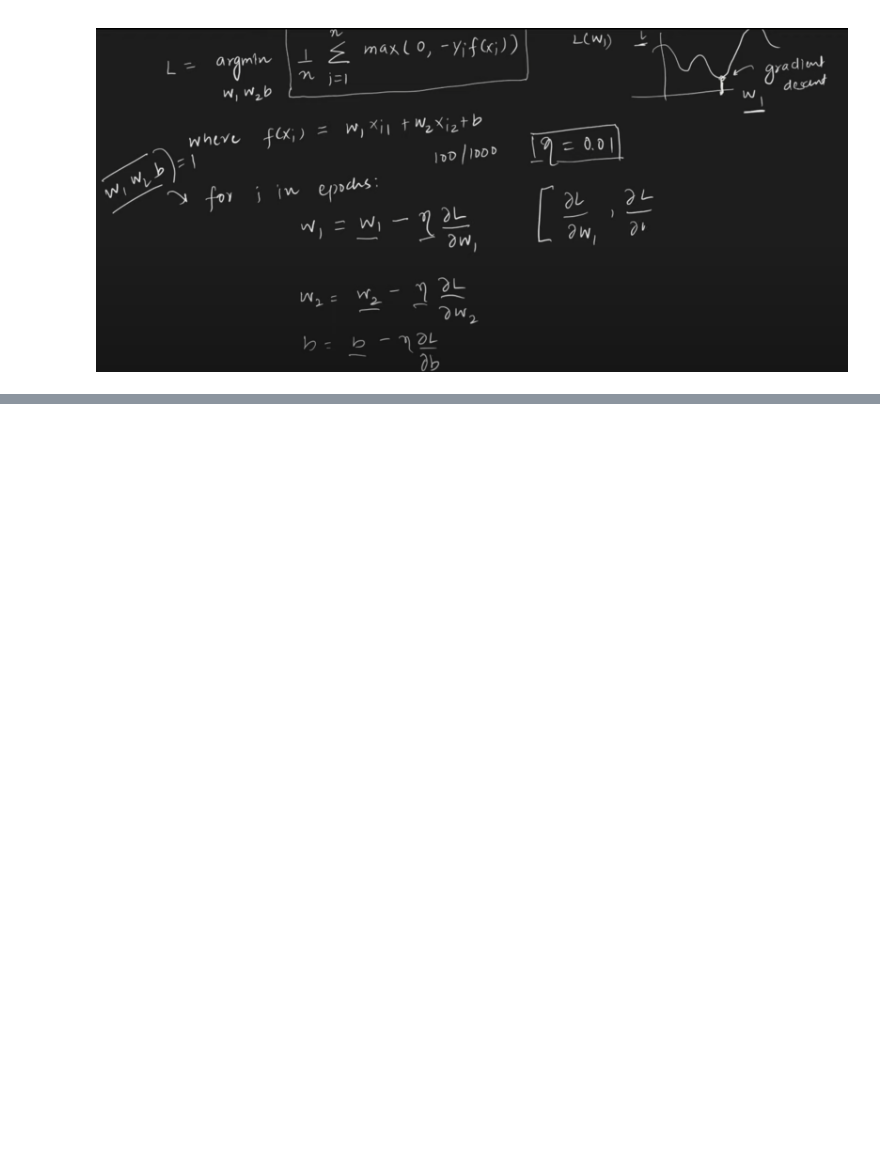
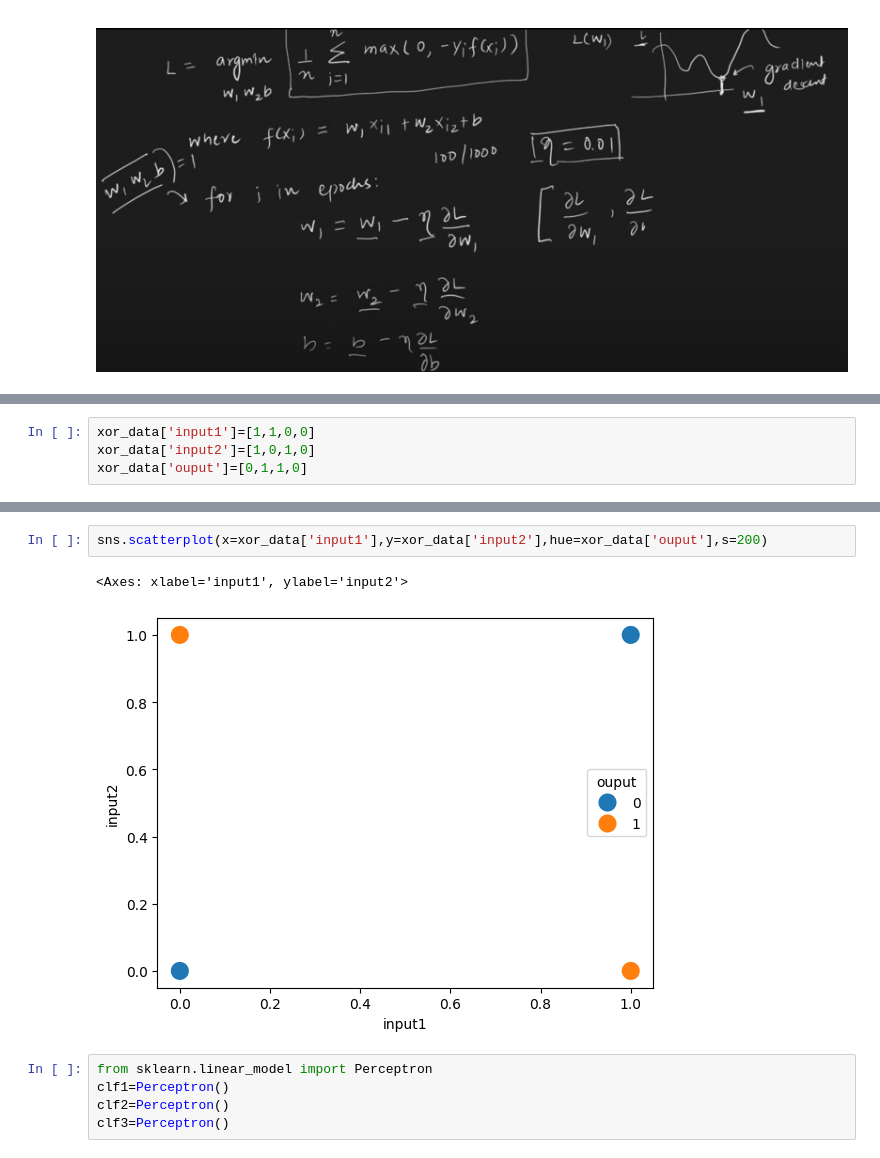
Before and after one commit to AM-Ankitgit/Complete-Deep-Learning-Algorithms, a Jupyter notebook: Perceprton/Perceptron Loss Function Hinge Loss Binar cross entropy.ipynb, the cells around one changed output, grey strips where cells are left out. Saved outputs shown, nothing was run; the diff lists cells and outputs as text; blank space fills up the shorter version.

```diff
--- a/Perceprton/Perceptron Loss Function Hinge Loss Binar cross entropy.ipynb
+++ b/Perceprton/Perceptron Loss Function Hinge Loss Binar cross entropy.ipynb
@@ -47,0 +88,4 @@ contribution of loss function in  different way
+# %%
+xor_data['input1']=[1,1,0,0]
+xor_data['input2']=[1,0,1,0]
+xor_data['ouput']=[0,1,1,0]
@@ -47,0 +102,10 @@ contribution of loss function in  different way
+# %%
+sns.scatterplot(x=xor_data['input1'],y=xor_data['input2'],hue=xor_data['ouput'],s=200)
+# %% [output]
+<Axes: xlabel='input1', ylabel='input2'>
+[figure, added]
+# %%
+from sklearn.linear_model import Perceptron
+clf1=Perceptron()
+clf2=Perceptron()
+clf3=Perceptron()
```
Also changed, not shown: parts of 19 cells of this notebook, 3 other files.
